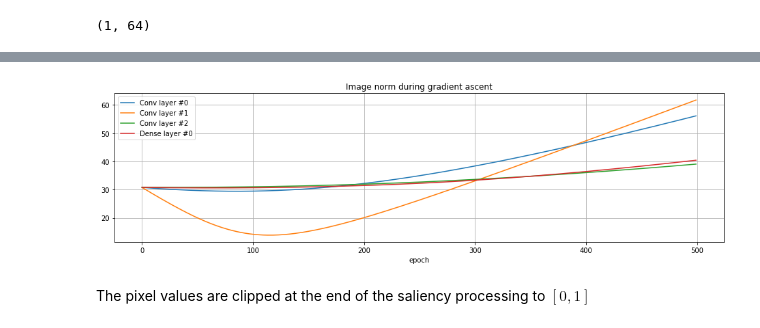
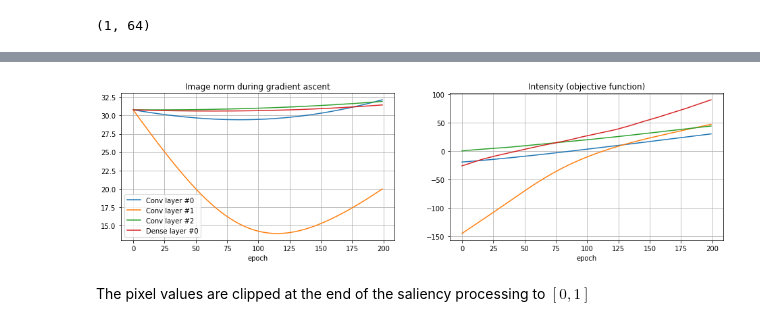
Before and after one commit to tonio73/data-science, a Jupyter notebook: cnn/CnnVisualization-2-SaliencyMaps.ipynb, the cells around one changed output, grey strips where cells are left out. Cells and saved outputs as stored; diff of their text form; code cells hidden in the pictures.

```diff
--- a/cnn/CnnVisualization-2-SaliencyMaps.ipynb
+++ b/cnn/CnnVisualization-2-SaliencyMaps.ipynb
@@ -166,9 +172,9 @@ def getGlobalSalient(numEpochs, model, img, learningRate, lambdaReg, trueActivat
 Apply on neutral grey image
 # %%
 mediumGray = np.ones((32, 32, 3)) * 0.2
-globalSaliencies = []
+e2eSaliencies = []
 
 for c in range(10):
-    globalSaliencies.append(getGlobalSalient(1000, model0, mediumGray, 0.05, 1e-3, np.array([c * 1.])))
+    e2eSaliencies.append(endToEndSaliency(100, model0, mediumGray, 0.05, 1e-3, np.array([c * 1.])))
 # %%
 fig, axes = plt.subplots(2, 5, figsize=(15, 7))
@@ -182,0 +190,15 @@ plt.setp(axes, xticks=[], yticks=[], frame_on=False);
+# %%
+fig, axes = plt.subplots(1, 2, figsize=(16, 4))
+
+for i, saliency in enumerate(e2eSaliencies):
+    axes[0].plot(saliency[3])
+    axes[1].semilogy(saliency[1], label=classNames[i])
+
+axes[0].set_xlabel("Epoch")
+axes[0].set_title('Image norm (L2)')
+axes[0].grid()
+
+axes[1].set_xlabel("Epoch")
+axes[1].set_title('Loss (sparse cross entropy)')
+axes[1].legend()
+axes[1].grid()
@@ -266,8 +291,7 @@ def getPartialSalient(numEpochs, model, img, learningRate, lambdaReg, unit=None)
         gradHist.append(grads)
         imgNorms.append(imgNorm)
 
-    # Only clip the returned saliency image
-    return (tf.clip_by_value(imgTf, 0, 1)[0], intensityHist, gradHist, imgNorms)
+    return (imgTf[0], intensityHist, gradHist, imgNorms)
 # %%
 layerTitles = ['Conv layer #0', 'Conv layer #1', 'Conv layer #2', 'Dense layer #0']
 partialModels = [models.Model(inputs=model0.input,
@@ -279,7 +303,7 @@ testImgIndex =  17
 sampleInput = xTest[testImgIndex]
 saliencyRes, activations, activationsAfter  = [], [], []
 for m, learningRate, lambdaReg in zip(partialModels, learningRates, lambdaRegs):
-    saliencyRes.append(getPartialSalient(500, m, sampleInput, learningRate, lambdaReg))
+    saliencyRes.append(getPartialSalient(200, m, sampleInput, learningRate, lambdaReg))
     act = m.predict(np.array([sampleInput])).squeeze(axis=0)
     if len(act.shape) == 3:
         activations.append(np.mean(act, axis=2))
@@ -304,13 +328,17 @@ plotSaliencyMap(sampleInput,
 # %%
-fig, ax = plt.subplots(1, 1, figsize=(16, 4))
+fig, axes = plt.subplots(1, 2, figsize=(16, 4))
 for i in range(len(saliencyRes)):
-    ax.plot(saliencyRes[i][3], label=layerTitles[i])
-ax.set_title('Image norm during gradient ascent')
-ax.set_xlabel('epoch')
-ax.legend()
-ax.grid()
+    axes[0].plot(saliencyRes[i][3], label=layerTitles[i])
+    axes[1].plot(saliencyRes[i][1], label=layerTitles[i])
+axes[0].set_title('Image norm during gradient ascent')
+axes[0].set_xlabel('epoch')
+axes[0].legend()
+axes[0].grid()
+axes[1].set_title('Intensity (objective function)')
+axes[1].set_xlabel('epoch')
+axes[1].grid()
 # %% [output]
-[figure, old version]
+[figure, new version]
 # %% [markdown]
 The pixel values are clipped at the end of the saliency processing to $[0,1]$
 # %% [markdown]
```
Also changed, not shown: parts of 10 cells of this notebook, 4 other files.
